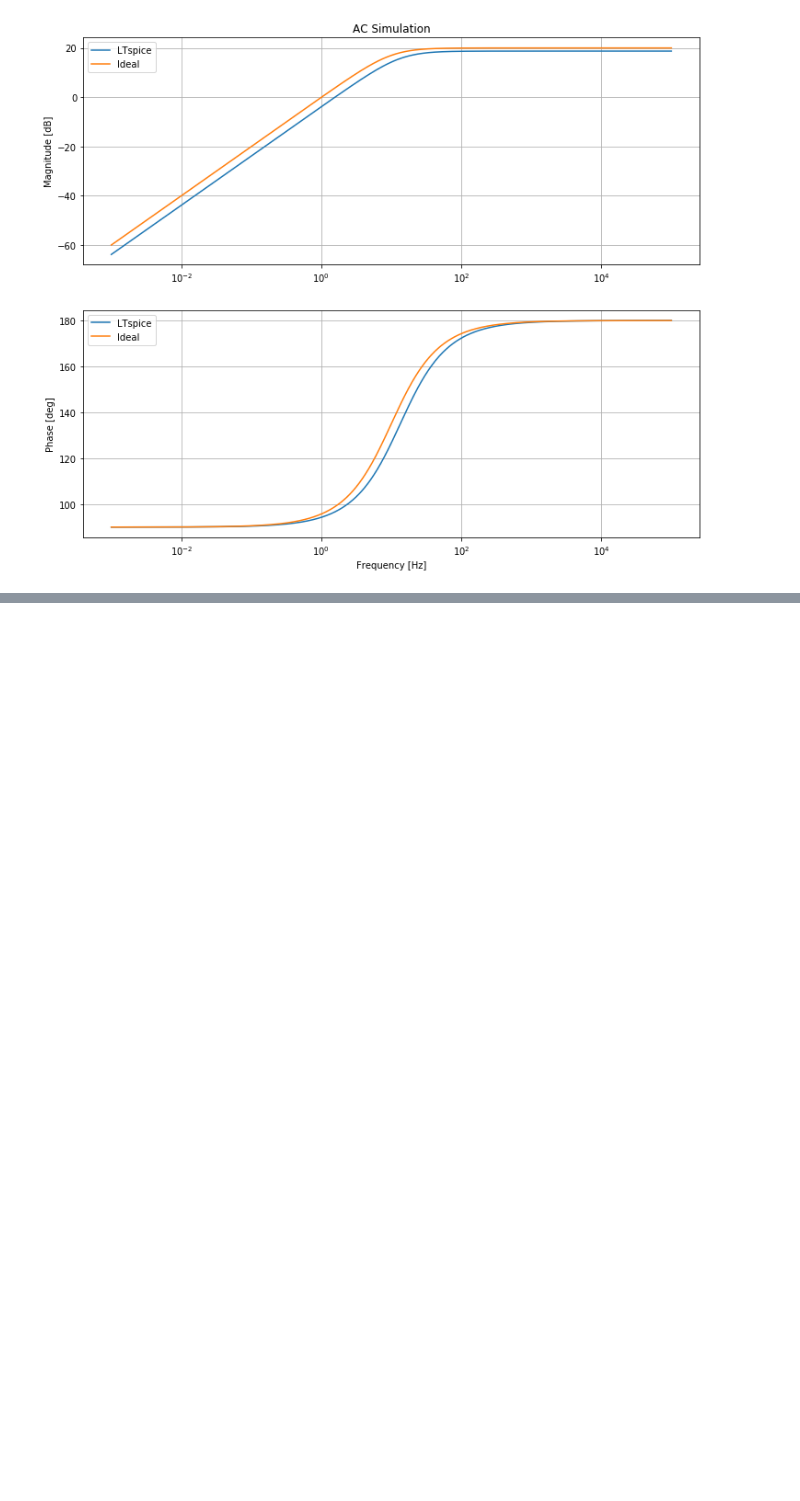
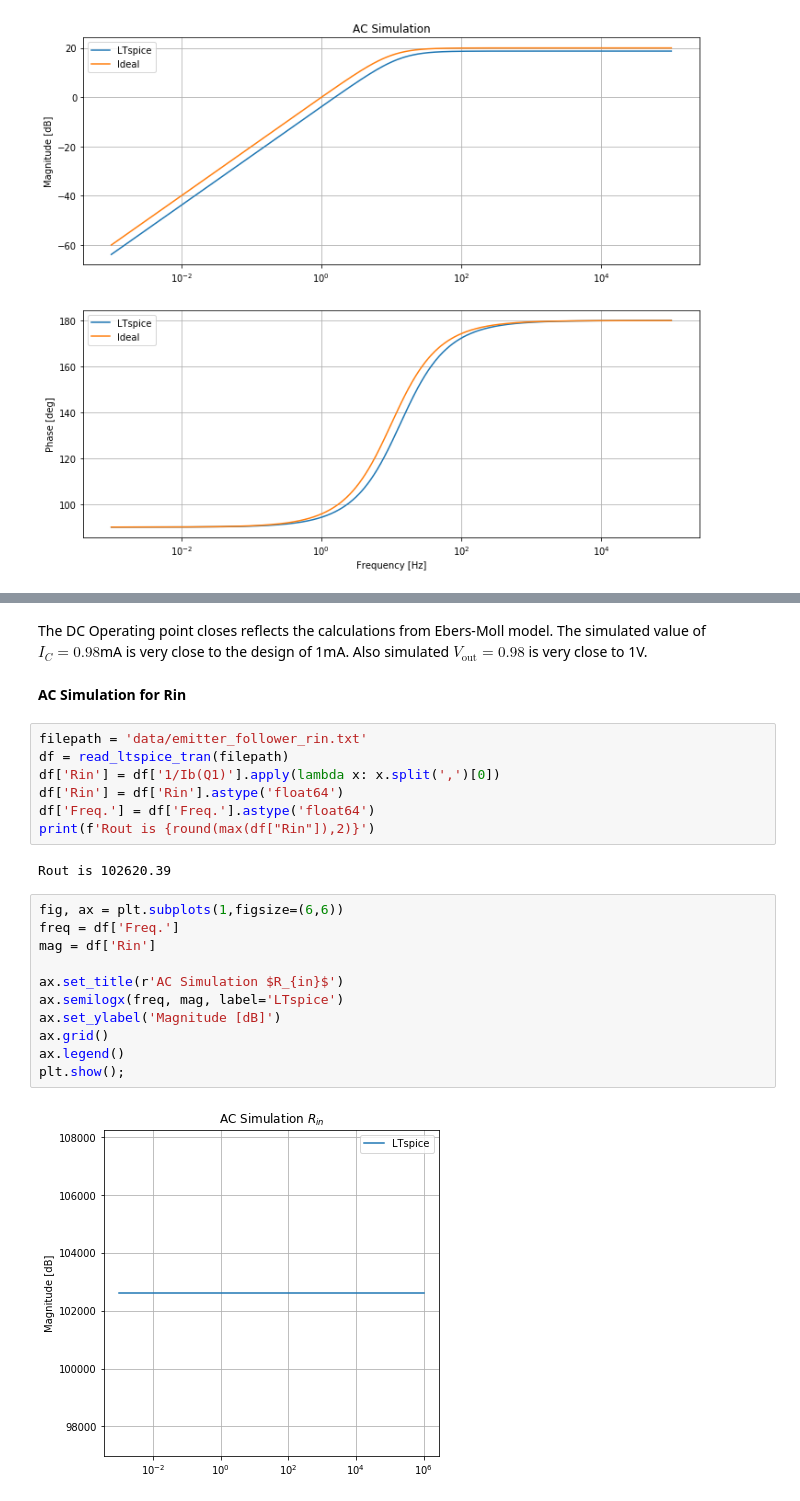
Before and after one commit to kegedy/EE538, a Jupyter notebook: hw/kevin/hw02/HW02.ipynb, the cells around one changed output, grey strips where cells are left out. Cells and saved outputs as stored; diff of their text form; blank space fills up the shorter version.

```diff
--- a/hw/kevin/hw02/HW02.ipynb
+++ b/hw/kevin/hw02/HW02.ipynb
@@ -230,0 +279,26 @@ $\begin{eqnarray}
+# %% [markdown]
+The DC Operating point closes reflects the calculations from Ebers-Moll model. The simulated value of $I_C = 0.98$mA is very close to the design of 1mA. Also simulated $V_{\text{out}} = 0.98$ is very close to 1V.
+# %% [markdown]
+**AC Simulation for Rin**
+# %%
+filepath = 'data/emitter_follower_rin.txt'
+df = read_ltspice_tran(filepath)
+df['Rin'] = df['1/Ib(Q1)'].apply(lambda x: x.split(',')[0])
+df['Rin'] = df['Rin'].astype('float64')
+df['Freq.'] = df['Freq.'].astype('float64')
+print(f'Rout is {round(max(df["Rin"]),2)}')
+# %% [output]
+Rout is 102620.39
+# %%
+fig, ax = plt.subplots(1,figsize=(6,6))
+freq = df['Freq.']
+mag = df['Rin']
+
+ax.set_title(r'AC Simulation $R_{in}$')
+ax.semilogx(freq, mag, label='LTspice')
+ax.set_ylabel('Magnitude [dB]')
+ax.grid()
+ax.legend()
+plt.show();
+# %% [output]
+[figure, added]
```
Also changed, not shown: parts of 21 cells of this notebook, 7 other files.
